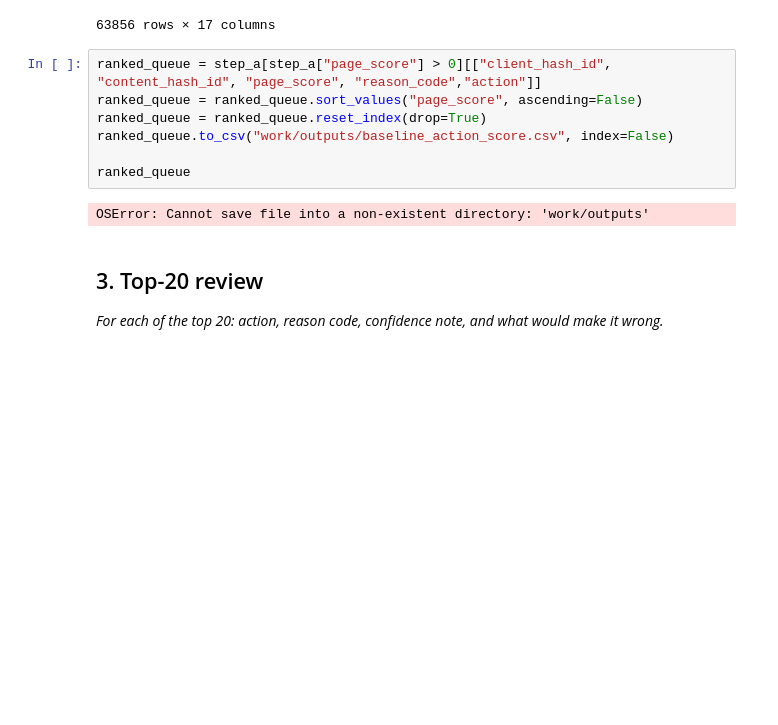
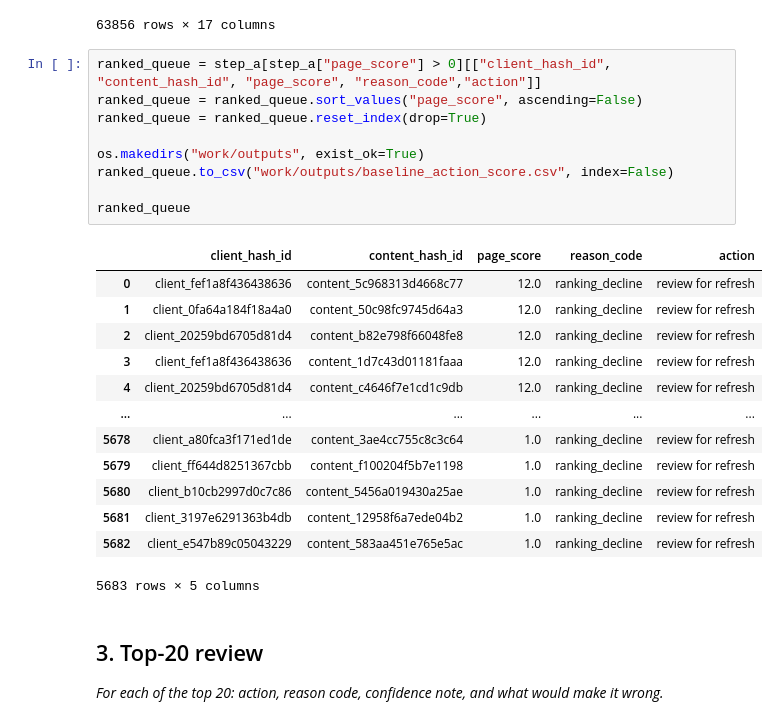
Before and after one commit to JasperOwen/flyrank-ml-internship, a Jupyter notebook: work/notebooks/w04_baseline_score.ipynb, the cells around one changed output. Drawn from its saved outputs; the diff is of its cells as text; blank space fills up the shorter version.

```diff
--- a/work/notebooks/w04_baseline_score.ipynb
+++ b/work/notebooks/w04_baseline_score.ipynb
@@ -284,12 +284,26 @@ step_a
 # %%
 ranked_queue = step_a[step_a["page_score"] > 0][["client_hash_id", "content_hash_id", "page_score", "reason_code","action"]]
 ranked_queue = ranked_queue.sort_values("page_score", ascending=False)
 ranked_queue = ranked_queue.reset_index(drop=True)
+
+os.makedirs("work/outputs", exist_ok=True)
 ranked_queue.to_csv("work/outputs/baseline_action_score.csv", index=False)
 
 ranked_queue
 # %% [output]
+|  | client_hash_id | content_hash_id | page_score | reason_code | action |
+| 0 | client_fef1a8f436438636 | content_5c968313d4668c77 | 12.0 | ranking_decline | review for refresh |
+| 1 | client_0fa64a184f18a4a0 | content_50c98fc9745d64a3 | 12.0 | ranking_decline | review for refresh |
+| 2 | client_20259bd6705d81d4 | content_b82e798f66048fe8 | 12.0 | ranking_decline | review for refresh |
+| 3 | client_fef1a8f436438636 | content_1d7c43d01181faaa | 12.0 | ranking_decline | review for refresh |
+| 4 | client_20259bd6705d81d4 | content_c4646f7e1cd1c9db | 12.0 | ranking_decline | review for refresh |
+| ... | ... | ... | ... | ... | ... |
+| 5678 | client_a80fca3f171ed1de | content_3ae4cc755c8c3c64 | 1.0 | ranking_decline | review for refresh |
+| 5679 | client_ff644d8251367cbb | content_f100204f5b7e1198 | 1.0 | ranking_decline | review for refresh |
+| 5680 | client_b10cb2997d0c7c86 | content_5456a019430a25ae | 1.0 | ranking_decline | review for refresh |
+| 5681 | client_3197e6291363b4db | content_12958f6a7ede04b2 | 1.0 | ranking_decline | review for refresh |
+| 5682 | client_e547b89c05043229 | content_583aa451e765e5ac | 1.0 | ranking_decline | review for refresh |
-OSError: Cannot save file into a non-existent directory: 'work/outputs'
+5683 rows × 5 columns
 # %% [markdown]
 ## 3. Top-20 review
 
```
